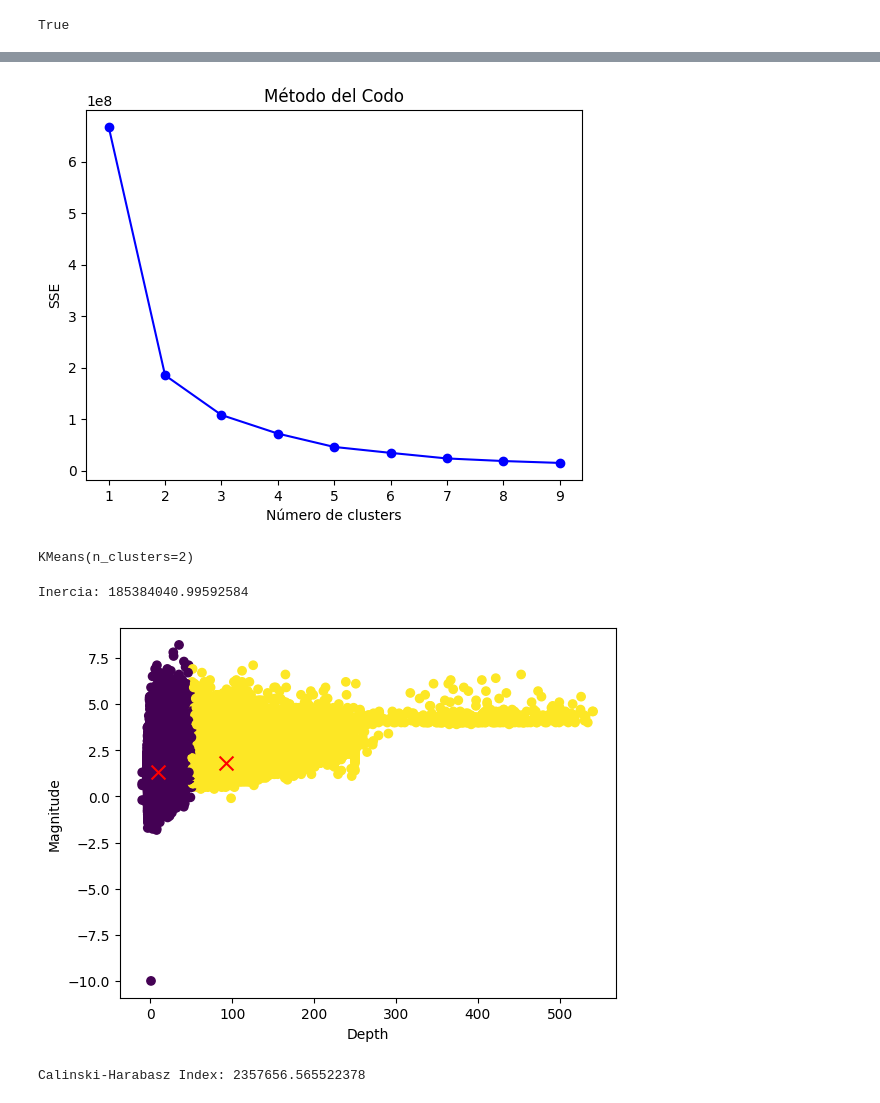
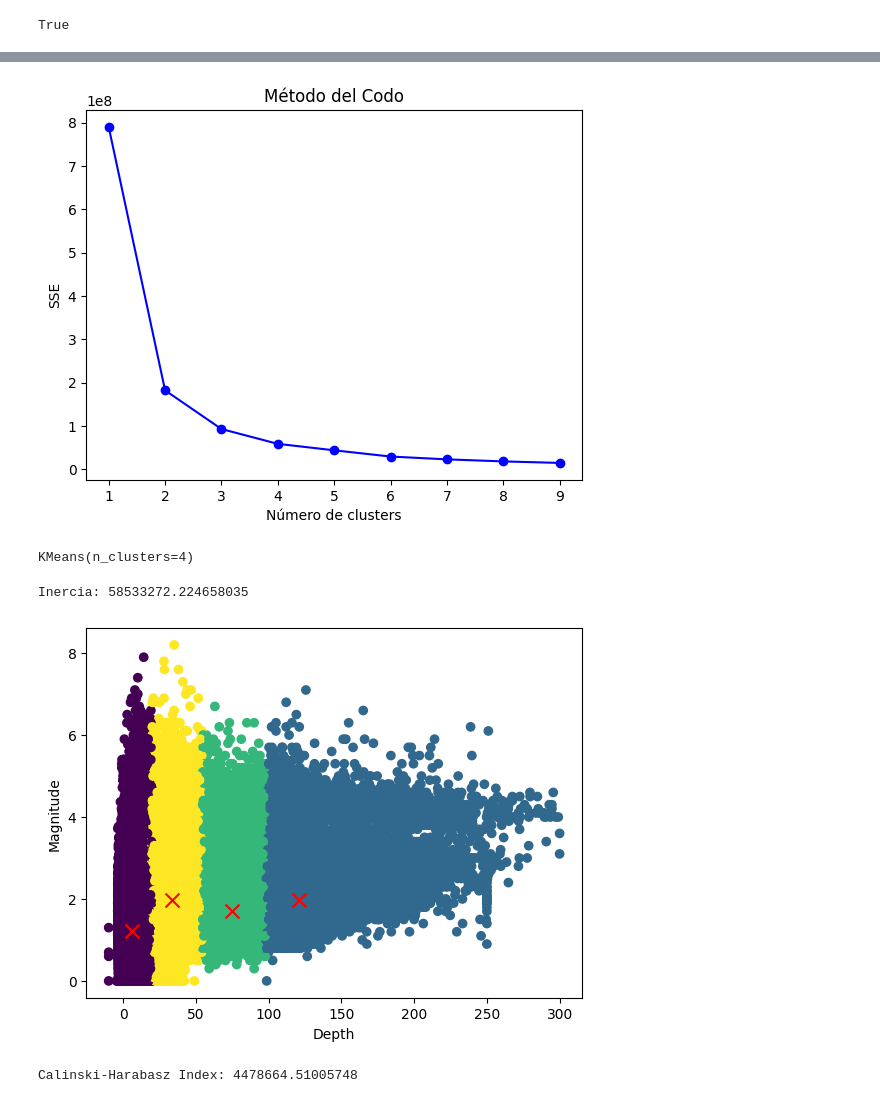
Before and after one commit to Magic-Mario/sismos_henry, a Jupyter notebook: model/model.ipynb, the cells around one changed output, grey strips where cells are left out. Saved outputs shown, nothing was run; the diff lists cells and outputs as text; code cells hidden in the pictures.

```diff
--- a/model/model.ipynb
+++ b/model/model.ipynb
@@ -42,7 +42,11 @@ mag_array = np.array(mag_)
 from sklearn.cluster import KMeans
 # %%
 nan_indices = np.isnan(depth_array) | np.isnan(mag_array)
+mag_array = np.where(mag_array < 0, 0, mag_array)
 filtered_depths = depth_array[~nan_indices]
 filtered_mags = mag_array[~nan_indices]
 # %%
 X = np.column_stack((filtered_depths, filtered_mags))
+# %%
+mask = filtered_depths <= 300
+X = X[mask]
@@ -49,6 +68,6 @@ X = np.column_stack((filtered_depths, filtered_mags))
 # %%
 from sklearn.cluster import KMeans
-import matplotlib.pyplot as plt
+
 
 # Valores de n_clusters
 k_values = range(1, 10)
@@ -67,13 +86,13 @@ plt.ylabel('SSE')
 plt.title('Método del Codo')
 plt.show()
 # %% [output]
-[figure, old version]
+[figure, new version]
 # %%
-kmeans = KMeans(n_clusters=2)
+kmeans = KMeans(n_clusters=4)
 # %%
 kmeans.fit(X)
 # %% [output]
-KMeans(n_clusters=2)
+KMeans(n_clusters=4)
 # %%
 predictions = kmeans.predict(X)
 # %%
@@ -90,29 +109,29 @@ print("Inercia:", inertia)
 # silhouette = silhouette_score(X, kmeans.labels_)
 # print("Silhouette Score:", silhouette)
 # %% [output]
-Inercia: 185384040.99592584
+Inercia: 58533272.224658035
 # %%
 import matplotlib.pyplot as plt
 
 # Graficar los puntos de datos
-plt.scatter(filtered_depths, filtered_mags, c=labels, cmap='viridis')
+plt.scatter(X[:, 0], X[:, 1], c=labels, cmap='viridis')
 # o bien: plt.scatter(filled_depths, filled_mags, c=labels, cmap='viridis')
 
 # Graficar los centroides
 plt.scatter(centroids[:, 0], centroids[:, 1], marker='x', color='red', s=100)
 
 # Configurar etiquetas de los ejes
 plt.xlabel('Depth')
 plt.ylabel('Magnitude')
 
 # Mostrar el gráfico
 plt.show()
 # %% [output]
-[figure, old version]
+[figure, new version]
 # %%
 # # Calcula el Calinski-Harabasz Index
 calinski_harabasz = calinski_harabasz_score(X, kmeans.labels_)
 print("Calinski-Harabasz Index:", calinski_harabasz)
 # %% [output]
-Calinski-Harabasz Index: 2357656.565522378
+Calinski-Harabasz Index: 4478664.51005748
 # %% [markdown]
```
Also changed, not shown: parts of 15 cells of this notebook, 1 other file.
